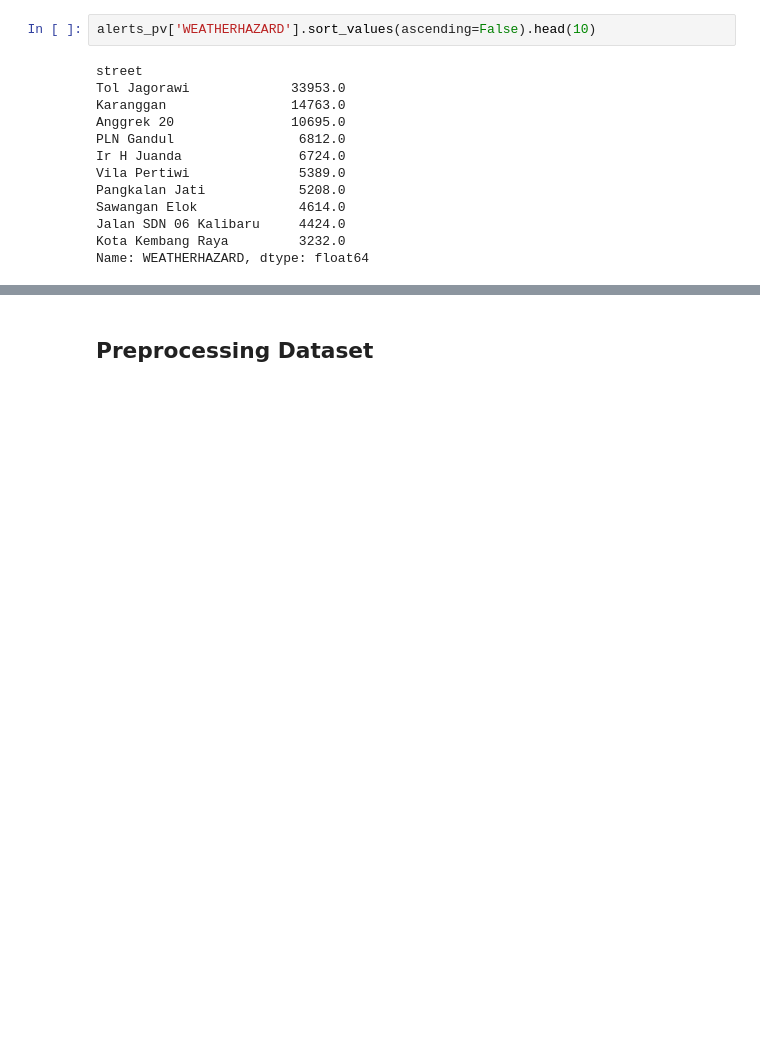
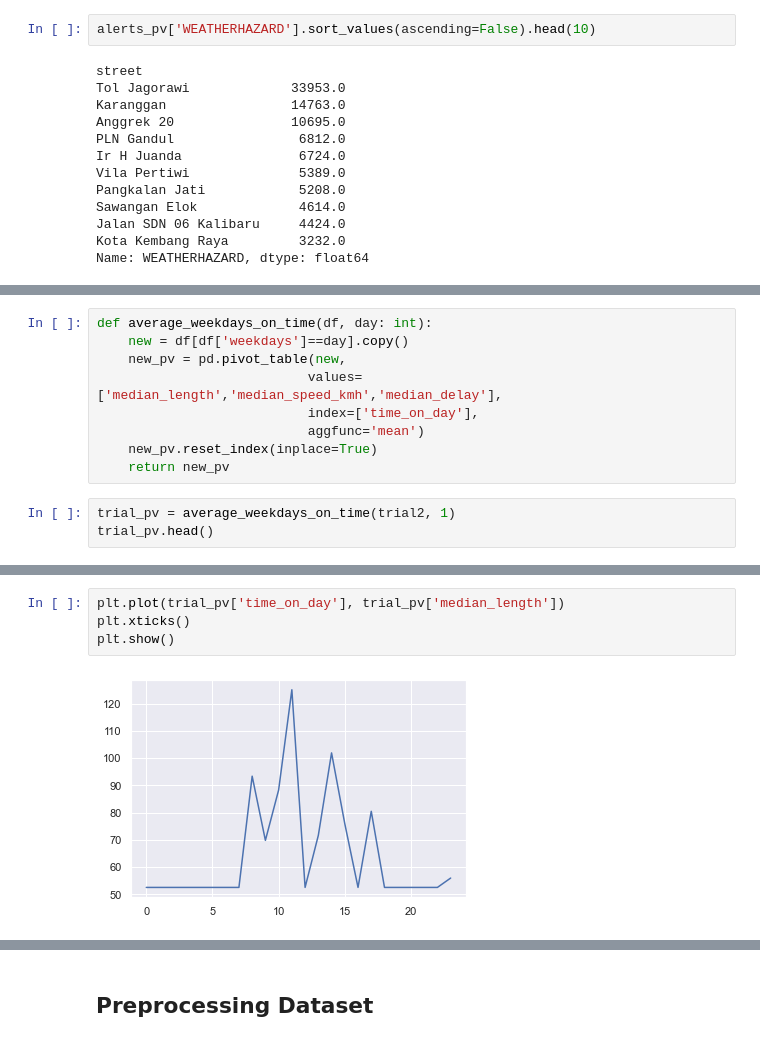
Before and after one commit to louis-not/DSLS_MiniProject, a Jupyter notebook: Data Science/notebooks/1_data preparation.ipynb, the cells around one changed output, grey strips where cells are left out. Saved outputs shown, nothing was run; the diff lists cells and outputs as text; blank space fills up the shorter version.

```diff
--- a/Data Science/notebooks/1_data preparation.ipynb
+++ b/Data Science/notebooks/1_data preparation.ipynb
@@ -278,0 +329,12 @@ Name: WEATHERHAZARD, dtype: float64
+# %%
+def average_weekdays_on_time(df, day: int):
+    new = df[df['weekdays']==day].copy()
+    new_pv = pd.pivot_table(new,
+                           values=['median_length','median_speed_kmh','median_delay'],
+                           index=['time_on_day'],
+                           aggfunc='mean')
+    new_pv.reset_index(inplace=True)
+    return new_pv
+# %%
+trial_pv = average_weekdays_on_time(trial2, 1)
+trial_pv.head()
@@ -278,0 +348,6 @@ Name: WEATHERHAZARD, dtype: float64
+# %%
+plt.plot(trial_pv['time_on_day'], trial_pv['median_length'])
+plt.xticks()
+plt.show()
+# %% [output]
+[figure, added]
```
Also changed, not shown: parts of 31 cells of this notebook, 2 other files.
